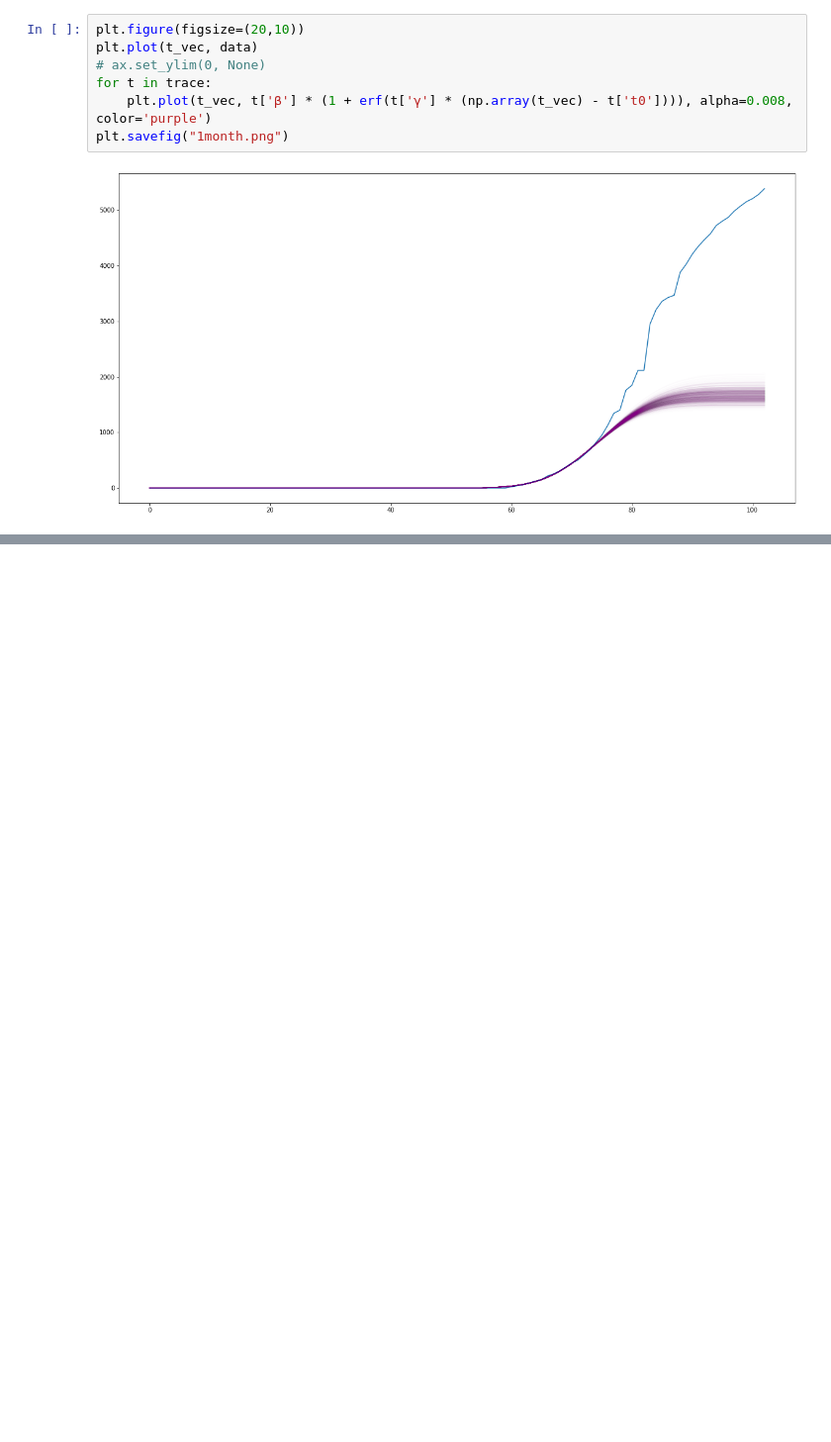
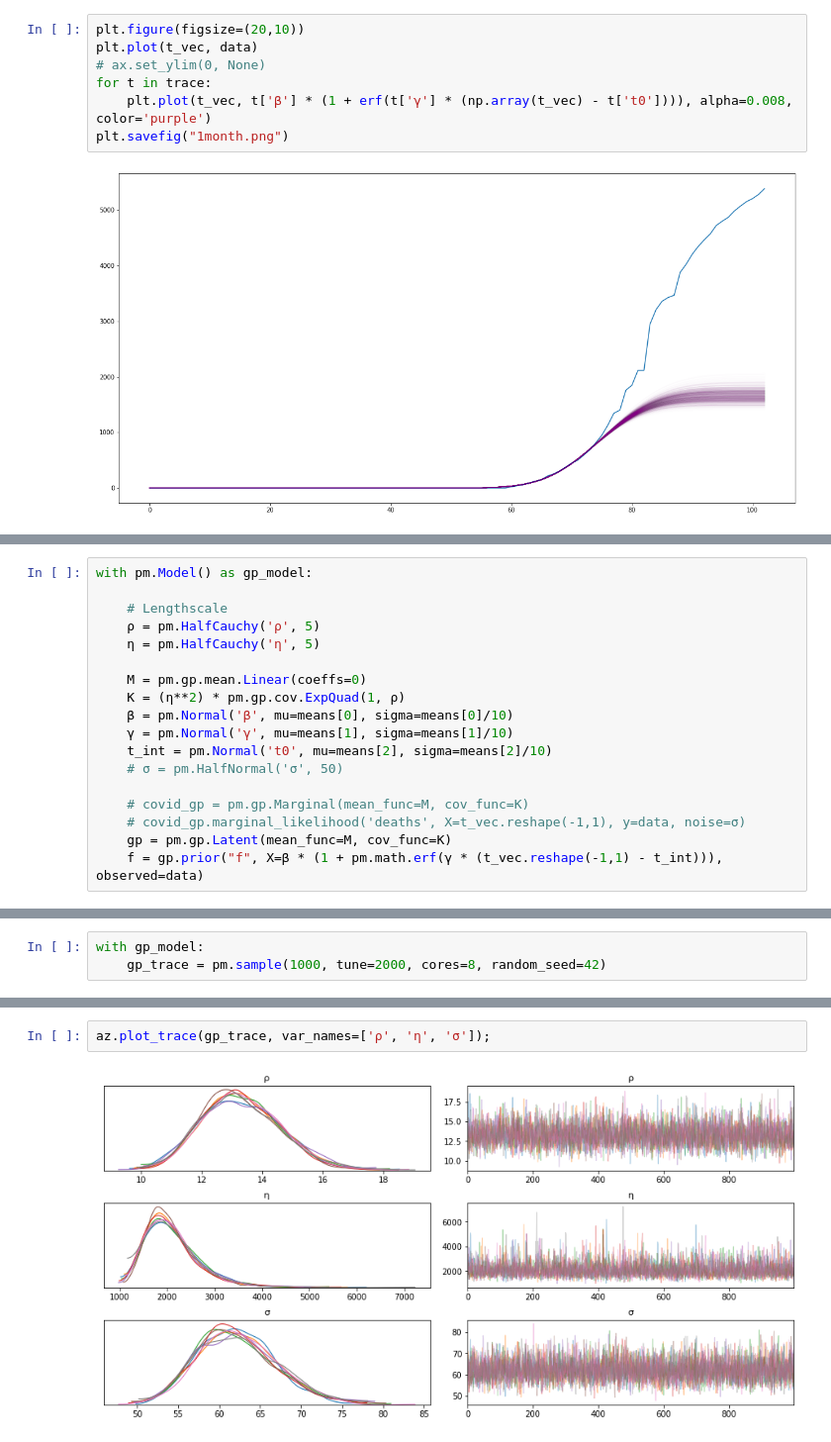
Before and after one commit to danielnee2/SKTW, a Jupyter notebook: TC/Gaussian Process.ipynb, the cells around one changed output, grey strips where cells are left out. Shown at 99% size. Drawn from its saved outputs; the diff is of its cells as text; blank space fills up the shorter version.

```diff
--- a/TC/Gaussian Process.ipynb
+++ b/TC/Gaussian Process.ipynb
@@ -185,0 +196,18 @@ plt.savefig("1month.png")
+# %%
+with pm.Model() as gp_model:
+
+    # Lengthscale
+    ρ = pm.HalfCauchy('ρ', 5)
+    η = pm.HalfCauchy('η', 5)
+
+    M = pm.gp.mean.Linear(coeffs=0)
+    K = (η**2) * pm.gp.cov.ExpQuad(1, ρ)
+    β = pm.Normal('β', mu=means[0], sigma=means[0]/10)
+    γ = pm.Normal('γ', mu=means[1], sigma=means[1]/10)
+    t_int = pm.Normal('t0', mu=means[2], sigma=means[2]/10)
+    # σ = pm.HalfNormal('σ', 50)
+
+    # covid_gp = pm.gp.Marginal(mean_func=M, cov_func=K)
+    # covid_gp.marginal_likelihood('deaths', X=t_vec.reshape(-1,1), y=data, noise=σ)
+    gp = pm.gp.Latent(mean_func=M, cov_func=K)
+    f = gp.prior("f", X=β * (1 + pm.math.erf(γ * (t_vec.reshape(-1,1) - t_int))), observed=data)
@@ -185,0 +216,3 @@ plt.savefig("1month.png")
+# %%
+with gp_model:
+    gp_trace = pm.sample(1000, tune=2000, cores=8, random_seed=42)
@@ -185,0 +228,4 @@ plt.savefig("1month.png")
+# %%
+az.plot_trace(gp_trace, var_names=['ρ', 'η', 'σ']);
+# %% [output]
+[figure, added]
```
Also changed, not shown: parts of 7 cells of this notebook, 1 other file.
